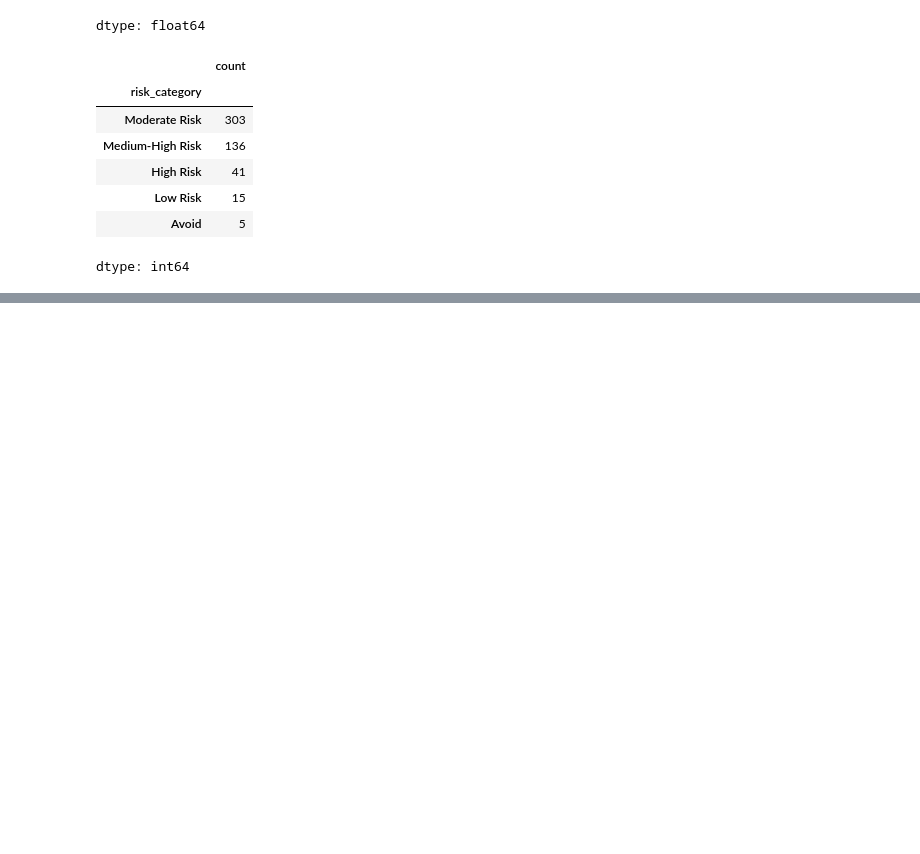
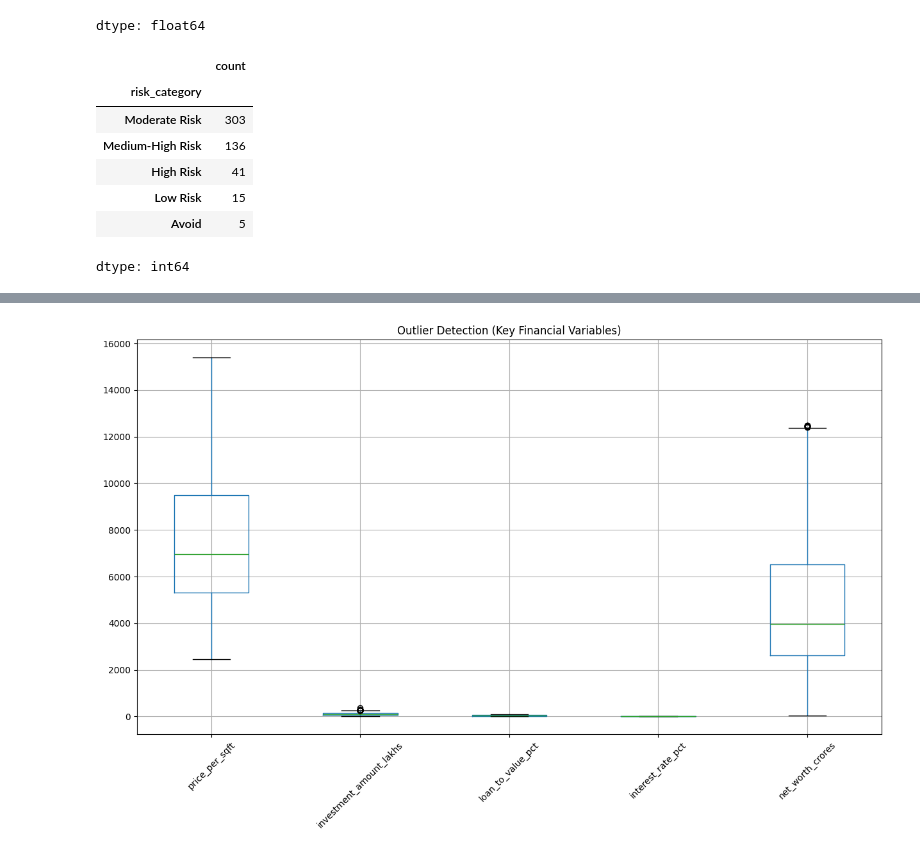
Before and after one commit to tanjiro-01/cf_realestate, a Jupyter notebook: real_estate_cf.ipynb, the cells around one changed output, grey strips where cells are left out. Saved outputs shown, nothing was run; the diff lists cells and outputs as text; code cells hidden in the pictures; blank space fills up the shorter version.

```diff
--- a/real_estate_cf.ipynb
+++ b/real_estate_cf.ipynb
@@ -163,0 +202,16 @@ dtype: int64
+# %%
+key_cols = [
+    "price_per_sqft",
+    "investment_amount_lakhs",
+    "loan_to_value_pct",
+    "interest_rate_pct",
+    "net_worth_crores"
+]
+
+plt.figure(figsize=(15,8))
+df[key_cols].boxplot()
+plt.title("Outlier Detection (Key Financial Variables)")
+plt.xticks(rotation=45)
+plt.show()
+# %% [output]
+[figure, added]
```
Also changed, not shown: parts of 7 cells of this notebook.
